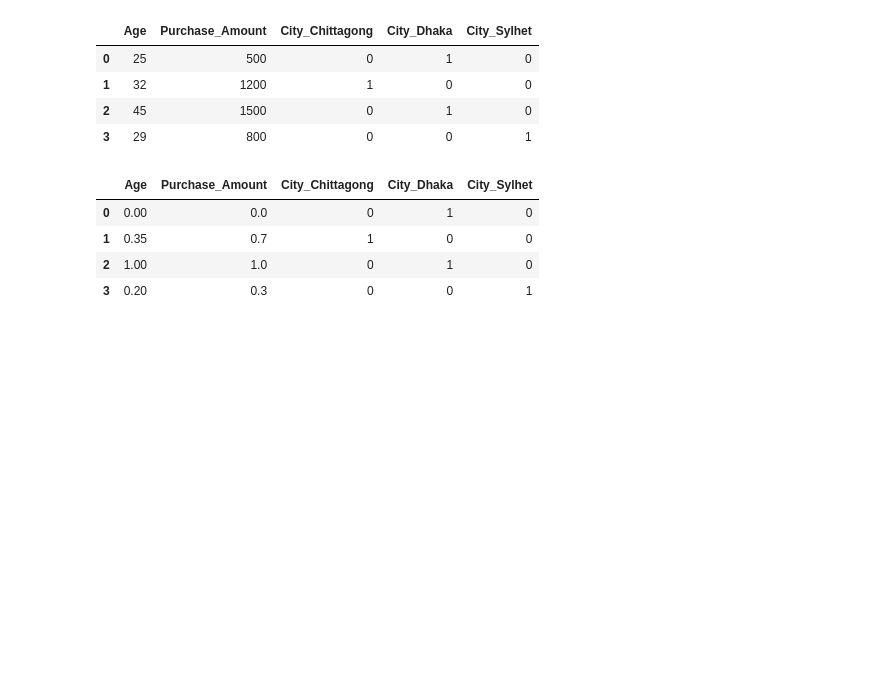
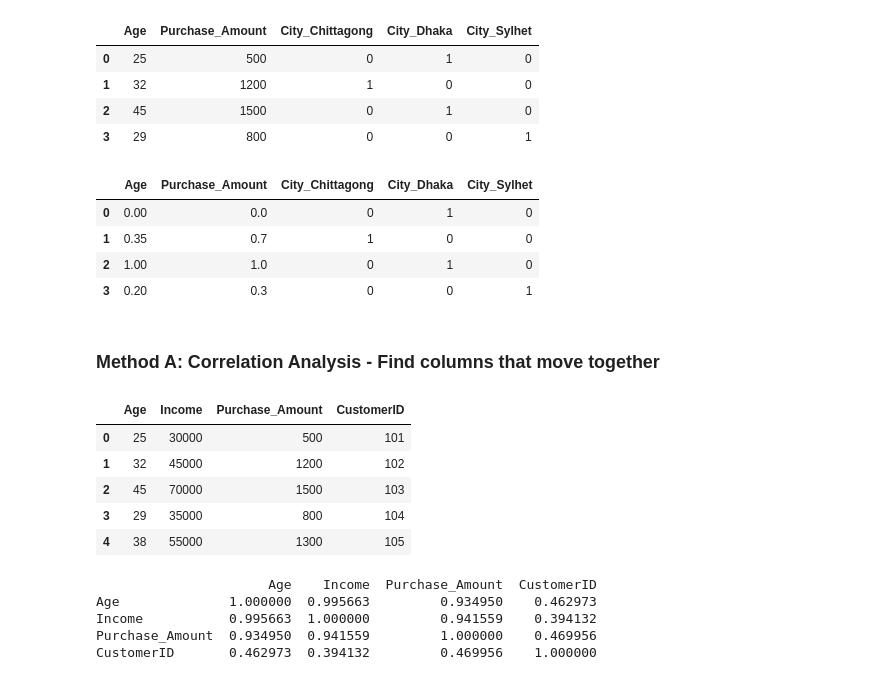
Before and after one commit to readulislamtamim/November-2026, a Jupyter notebook: Notebooks/Data_Mining_Practice_1.ipynb, the cells around one changed output. Saved outputs shown, nothing was run; the diff lists cells and outputs as text; code cells hidden in the pictures; blank space fills up the shorter version.

```diff
--- a/Notebooks/Data_Mining_Practice_1.ipynb
+++ b/Notebooks/Data_Mining_Practice_1.ipynb
@@ -542,3 +542,5 @@ df
 | 1 | 0.35 | 0.7 | 1 | 0 | 0 |
 | 2 | 1.00 | 1.0 | 0 | 1 | 0 |
 | 3 | 0.20 | 0.3 | 0 | 0 | 1 |
+# %% [markdown]
+### Method A: Correlation Analysis - Find columns that move together ###
@@ -544,0 +551,23 @@ df
+# %%
+df = pd.DataFrame({
+    'Age': [25, 32, 45, 29, 38],
+    'Income': [30000, 45000, 70000, 35000, 55000],
+    'Purchase_Amount': [500, 1200, 1500, 800, 1300],
+    'CustomerID': [101, 102, 103, 104, 105]
+})
+df
+# %% [output]
+|  | Age | Income | Purchase_Amount | CustomerID |
+| 0 | 25 | 30000 | 500 | 101 |
+| 1 | 32 | 45000 | 1200 | 102 |
+| 2 | 45 | 70000 | 1500 | 103 |
+| 3 | 29 | 35000 | 800 | 104 |
+| 4 | 38 | 55000 | 1300 | 105 |
+# %%
+print(df.corr(numeric_only=True))
+# %% [output]
+                      Age    Income  Purchase_Amount  CustomerID
+Age              1.000000  0.995663         0.934950    0.462973
+Income           0.995663  1.000000         0.941559    0.394132
+Purchase_Amount  0.934950  0.941559         1.000000    0.469956
+CustomerID       0.462973  0.394132         0.469956    1.000000
```
Also changed, not shown: parts of 11 cells of this notebook.
